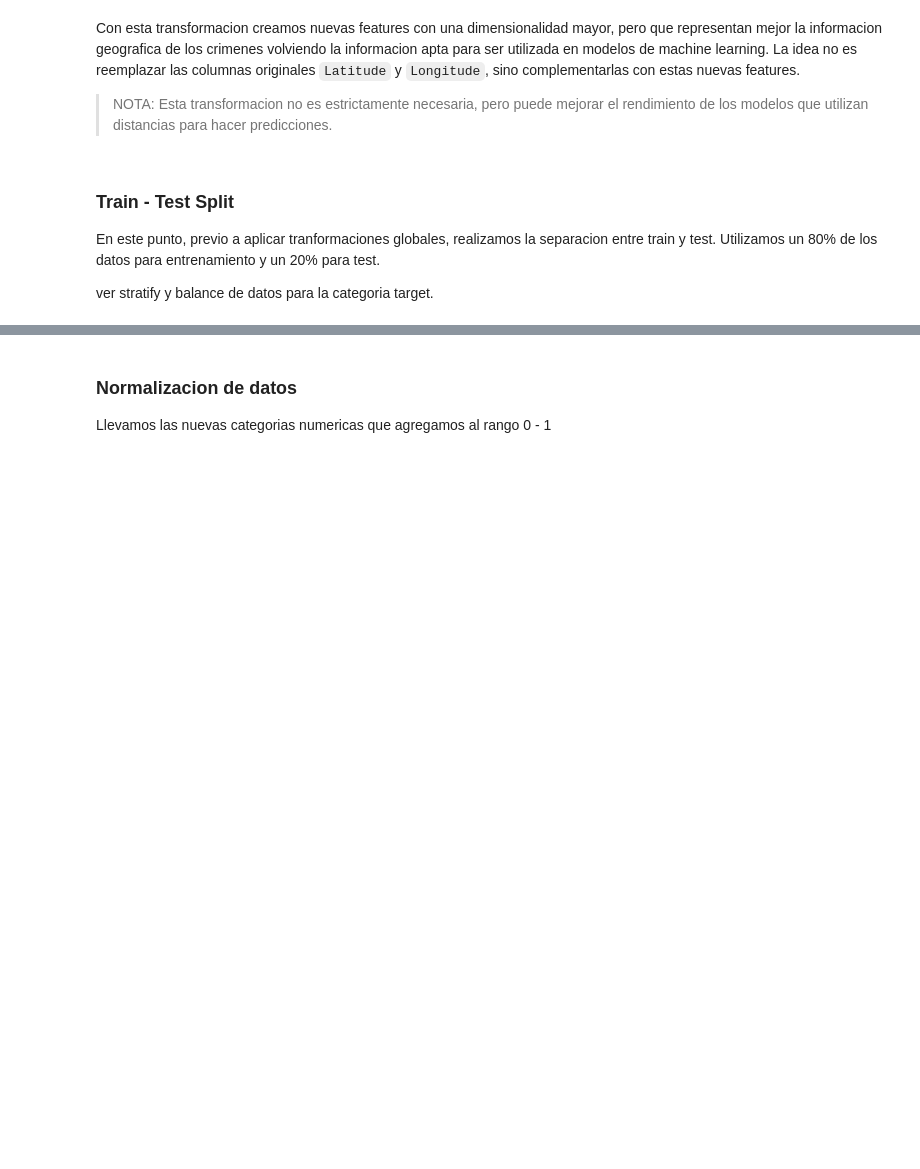
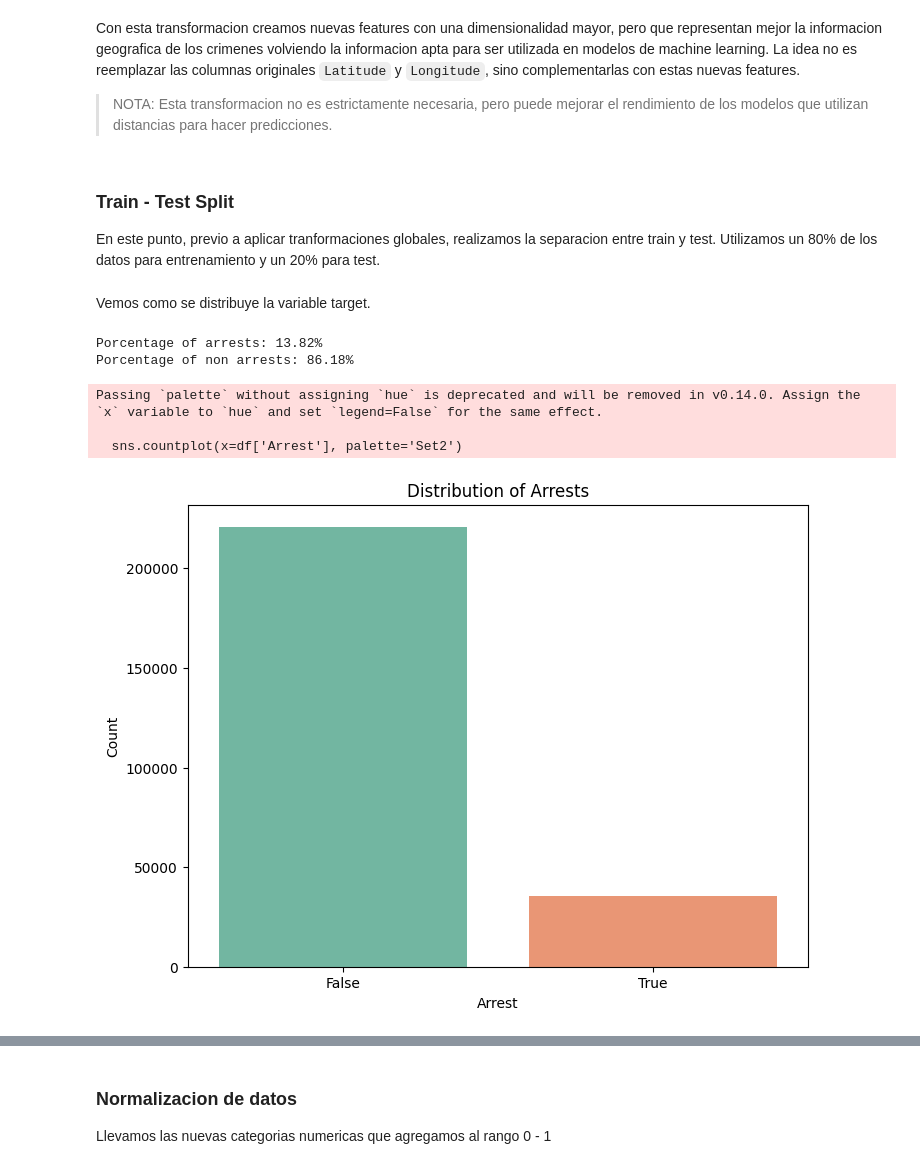
Before and after one commit to maximdorogov/fiuba-analisis-de-datos, a Jupyter notebook: tp2.ipynb, the cells around one changed output, grey strips where cells are left out. Cells and saved outputs as stored; diff of their text form; code cells hidden in the pictures; blank space fills up the shorter version.

```diff
--- a/tp2.ipynb
+++ b/tp2.ipynb
@@ -163,5 +163,28 @@ Con esta transformacion creamos nuevas features con una dimensionalidad mayor, p
 ### Train - Test Split
 
 En este punto, previo a aplicar tranformaciones globales, realizamos la separacion entre train y test. Utilizamos un 80% de los datos para entrenamiento y un 20% para test.
-
-ver stratify y balance de datos para la categoria target.
+# %% [markdown]
+Vemos como se distribuye la variable target.
+# %%
+total = len(df)
+# contamos cuantos arrestos hay
+arrests_count = df['Arrest'].value_counts()
+arrest = arrests_count.get(True)
+non_arrest = arrests_count.get(False)
+print(f'Porcentage of arrests: {arrest / total * 100:.2f}%')
+print(f'Porcentage of non arrests: {non_arrest / total * 100:.2f}%')
+
+# Vemos la distribucon de la variable objetivo
+plt.figure(figsize=(8, 6))
+sns.countplot(x=df['Arrest'], palette='Set2')
+plt.title('Distribution of Arrests')
+plt.xlabel('Arrest')
+plt.ylabel('Count')
+plt.show()
+# %% [output]
+Porcentage of arrests: 13.82%
+Porcentage of non arrests: 86.18%
+Passing `palette` without assigning `hue` is deprecated and will be removed in v0.14.0. Assign the `x` variable to `hue` and set `legend=False` for the same effect.
+
+  sns.countplot(x=df['Arrest'], palette='Set2')
+[figure, added]
```
Also changed, not shown: parts of 16 cells of this notebook.
